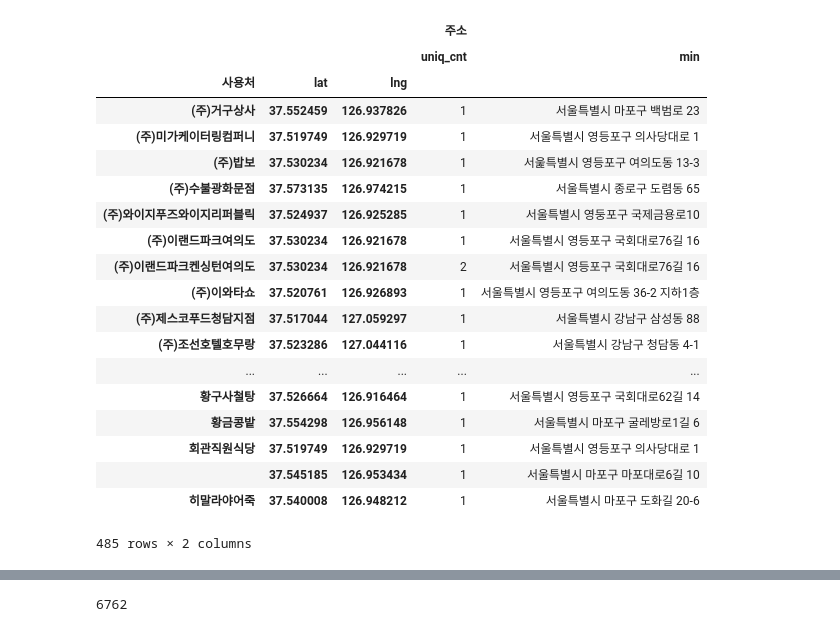
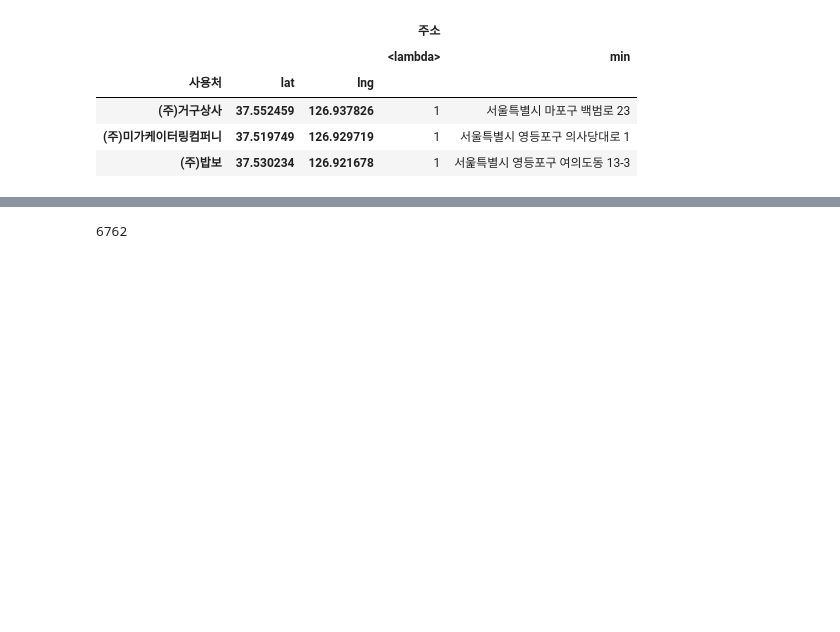
Before and after one commit to znmean/jonmat_data, a Jupyter notebook: jonmat.ipynb, the cells around one changed output, grey strips where cells are left out. Saved outputs shown, nothing was run; the diff lists cells and outputs as text; code cells hidden in the pictures; blank space fills up the shorter version.

```diff
--- a/jonmat.ipynb
+++ b/jonmat.ipynb
@@ -48 +41,8 @@ addr_dict = {}
+# %%
+uniq = df['주소'].unique()
+# %%
+try:
+    addr_dict = json.load(open('geocode_dict.json', 'r'))
+except:
+    addr_dict = {}
 # %%
@@ -78,3 +64,3 @@ addr_dict = json.load(open('geocode_dict.json', 'r'))
 # %%
-df['lat'] = df['주소'].apply(lambda x: addr_dict[x]['lat'])
-df['lng'] = df['주소'].apply(lambda x: addr_dict[x]['lng'])
+df_latlng = df['주소'].apply(lambda x: pd.Series({f:addr_dict[x][f] for f in ['lat','lng']}))
+df_latlng[:3]
@@ -81 +72,3 @@ df['lng'] = df['주소'].apply(lambda x: addr_dict[x]['lng'])
+# %%
+df = pd.concat([df, df_latlng], axis=1)
 # %%
@@ -89,29 +97,16 @@ df[:3]
 def uniq_cnt(l):
     return len(l.unique())
 # %%
-addr_grouped = df.groupby(['사용처','lat','lng']).agg({'주소':[uniq_cnt, min]})
-addr_grouped
+addr_grouped = df.groupby(['사용처','lat','lng'])\
+                .agg({'주소':[lambda x: len(x.unique()), min]})
+addr_grouped[:3]
 # %% [output]
 |  |  |  | 주소 |  |
-|  |  |  | uniq_cnt | min |
+|  |  |  | <lambda> | min |
 | 사용처 | lat | lng |  |  |
 | (주)거구상사 | 37.552459 | 126.937826 | 1 | 서울특별시 마포구 백범로 23 |
 | (주)미가케이터링컴퍼니 | 37.519749 | 126.929719 | 1 | 서울특별시 영등포구 의사당대로 1 |
 | (주)밥보 | 37.530234 | 126.921678 | 1 | 서욽특별시 영등포구 여의도동 13-3 |
-| (주)수불광화문점 | 37.573135 | 126.974215 | 1 | 서울특별시 종로구 도렴동 65 |
-| (주)와이지푸즈와이지리퍼블릭 | 37.524937 | 126.925285 | 1 | 서울특별시 영둥포구 국제금용로10 |
-| (주)이랜드파크여의도 | 37.530234 | 126.921678 | 1 | 서울특별시 영등포구 국회대로76길 16 |
-| (주)이랜드파크켄싱턴여의도 | 37.530234 | 126.921678 | 2 | 서울특별시 영등포구 국회대로76길 16 |
-| (주)이와타쇼 | 37.520761 | 126.926893 | 1 | 서울특별시 영등포구 여의도동 36-2 지하1층 |
-| (주)제스코푸드청담지점 | 37.517044 | 127.059297 | 1 | 서울특별시 강남구 삼성동 88 |
-| (주)조선호텔호무랑 | 37.523286 | 127.044116 | 1 | 서울특별시 강남구 청담동 4-1 |
-| ... | ... | ... | ... | ... |
-| 황구사철탕 | 37.526664 | 126.916464 | 1 | 서울특별시 영등포구 국회대로62길 14 |
-| 황금콩밭 | 37.554298 | 126.956148 | 1 | 서울특별시 마포구 굴레방로1길 6 |
-| 회관직원식당 | 37.519749 | 126.929719 | 1 | 서울특별시 영등포구 의사당대로 1 |
-|  | 37.545185 | 126.953434 | 1 | 서울특별시 마포구 마포대로6길 10 |
-| 히말라야어죽 | 37.540008 | 126.948212 | 1 | 서울특별시 마포구 도화길 20-6 |
-485 rows × 2 columns
 # %%
 addr_grouped.columns = ['uniq_cnt','addr']
 # %%
```
Also changed, not shown: parts of 22 cells of this notebook, 1 other file.
